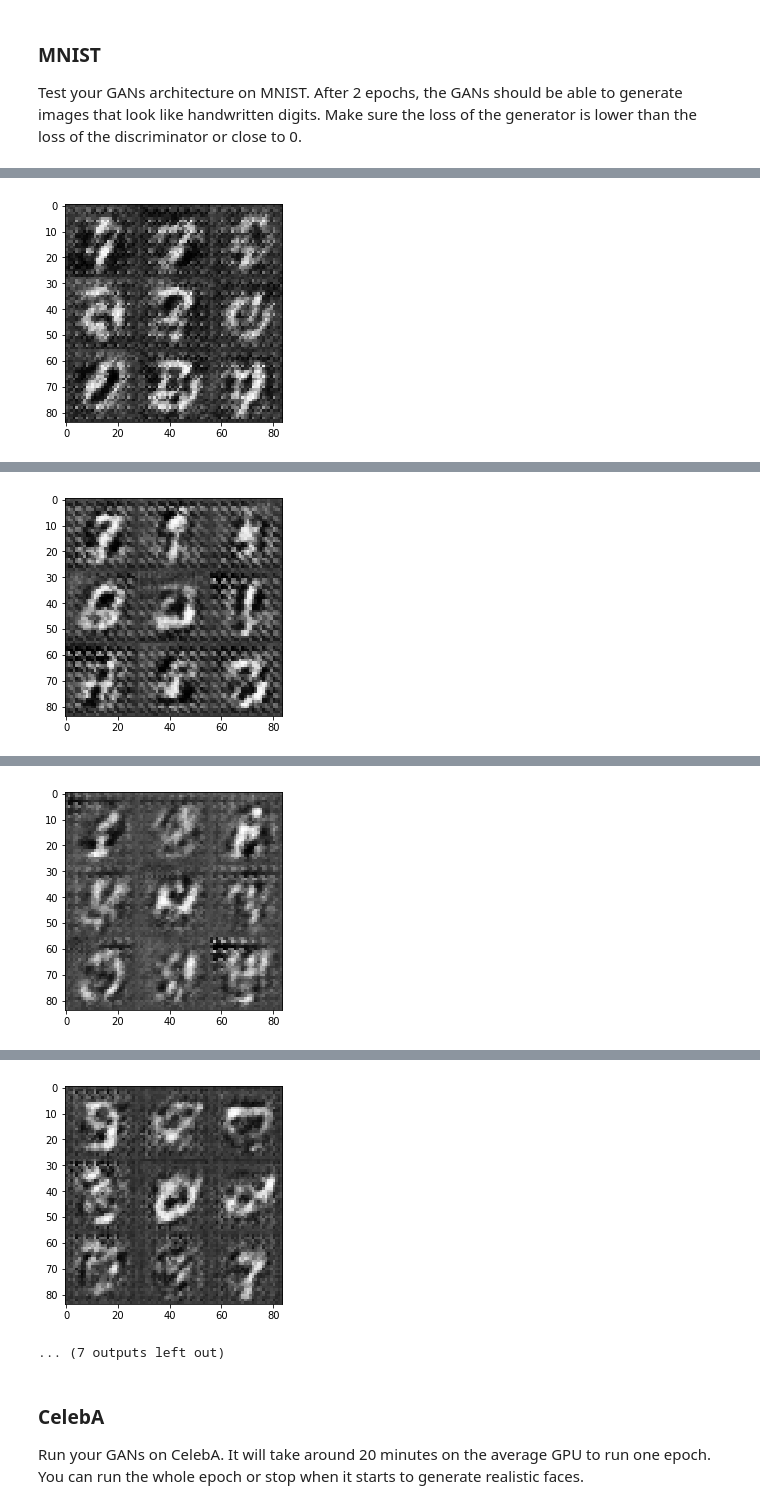
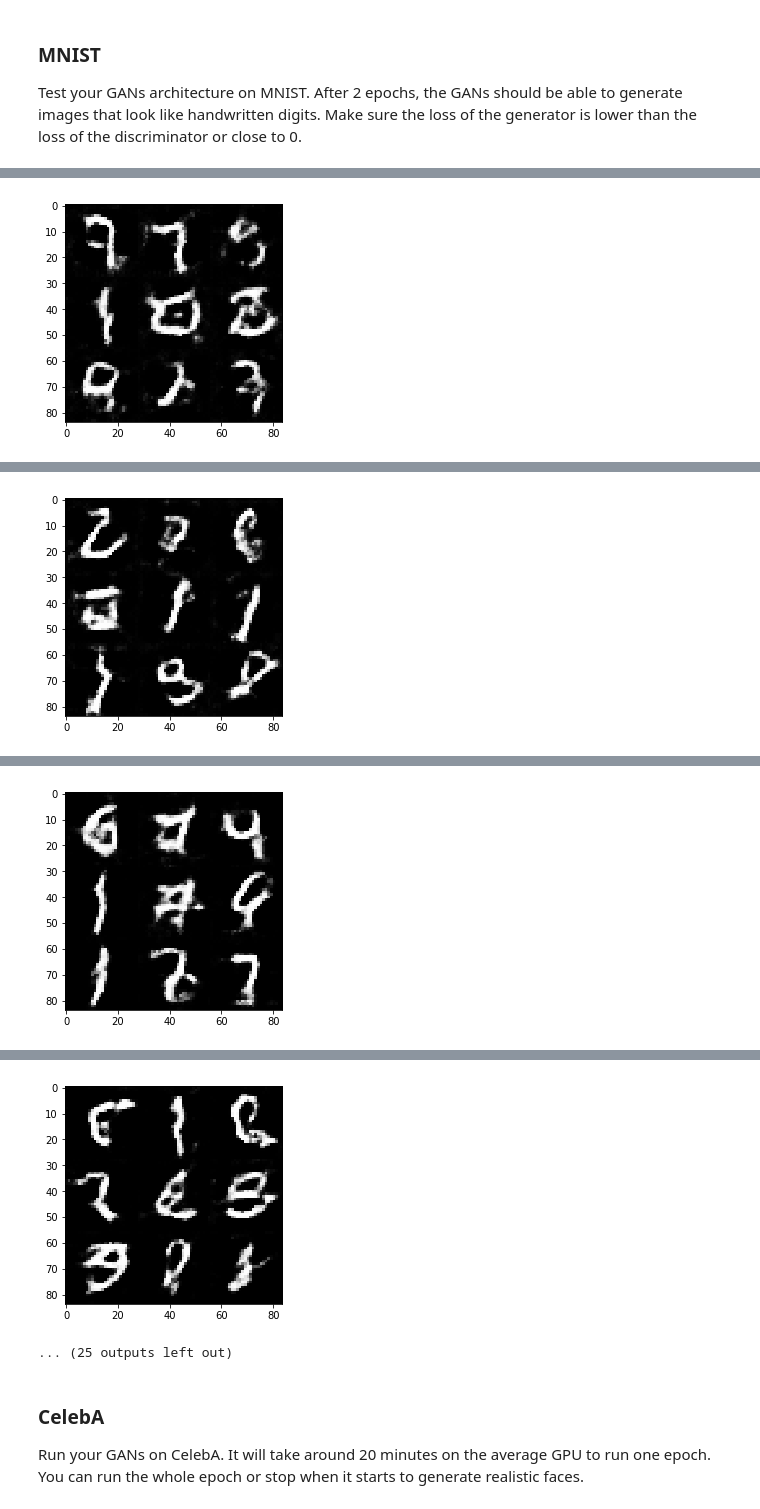
Before and after one commit to Mazeye/Udacity_dlnd_project5, a Jupyter notebook: dlnd_face_generation.ipynb, the cells around one changed output, grey strips where cells are left out. Cells and saved outputs as stored; diff of their text form; code cells hidden in the pictures.

```diff
--- a/dlnd_face_generation.ipynb
+++ b/dlnd_face_generation.ipynb
@@ -119,7 +119,7 @@ def model_inputs(image_width, image_height, image_channels, z_dim):
     # TODO: Implement Function
     real_input_images = tf.placeholder(tf.float32,(None,image_width,image_height,image_channels),name="real_input_images")
     z_data = tf.placeholder(tf.float32,(None,z_dim),name="z_data")
-    learning_rate = tf.placeholder(tf.float32,name="lr")
+    learning_rate = tf.placeholder(tf.float32,name="lr",shape=())
     return (real_input_images,z_data,learning_rate)
 
 
@@ -149,18 +142,22 @@ def discriminator(images, reuse=False,alpha=0.2,dropout=0.5):
     """
     # TODO: Implement Function
     with tf.variable_scope('discriminator', reuse=reuse):
-        cov1 = tf.layers.conv2d(images, 64, 5, strides=2, padding='same')
+        cov1 = tf.layers.conv2d(images, 128,5, strides=2, padding='same',kernel_initializer=tf.contrib.layers.xavier_initializer())
         cov1 = tf.maximum(alpha*cov1,cov1)
 
-        cov2 = tf.layers.conv2d(cov1,128,5,strides=2, padding='same')
+        cov2 = tf.layers.conv2d(cov1,256,4,strides=2, padding='same',kernel_initializer=tf.contrib.layers.xavier_initializer())
         cov2 = tf.layers.batch_normalization(cov2, training=True)
         cov2 = tf.maximum(alpha*cov2,cov2)
 
-        cov3 = tf.layers.conv2d(cov2,256,5,strides=2, padding='same')
+        cov3 = tf.layers.conv2d(cov2,512,3,strides=2, padding='same',kernel_initializer=tf.contrib.layers.xavier_initializer())
         cov3 = tf.layers.batch_normalization(cov3, training=True)
         cov3 = tf.maximum(alpha*cov3,cov3)
 
-        flat = tf.reshape(cov3, (-1, 4*4*256))
+        cov4 = tf.layers.conv2d(cov3,1024,2,strides=2, padding='same',kernel_initializer=tf.contrib.layers.xavier_initializer())
+        cov4 = tf.layers.batch_normalization(cov4, training=True)
+        cov4 = tf.maximum(alpha*cov4,cov4)
+
+        flat = tf.reshape(cov4, (-1, 2*2*1024))
         dropout_layer = tf.layers.dropout(inputs=flat, rate=dropout)
         logits = tf.layers.dense(dropout_layer, 1)
         outputs = tf.sigmoid(logits)
@@ -187,17 +184,20 @@ def generator(z, out_channel_dim, is_train=True, alpha=0.2):
     """
     # TODO: Implement Function
     with tf.variable_scope('generator', reuse= not is_train):
-        f_c = tf.layers.dense(z,7*7*1024)
-        f_c =tf.reshape(f_c,(-1,7,7,1024))
+        f_c = tf.layers.dense(z,7*7*256)
+        f_c =tf.reshape(f_c,(-1,7,7,256))
         f_c = tf.layers.batch_normalization(f_c, training=is_train)
         f_c = tf.maximum(alpha * f_c, f_c)
 
-        cov1 = tf.layers.conv2d_transpose(f_c,512,4,strides=2, padding='same')
+        cov1 = tf.layers.conv2d_transpose(f_c,128,5,strides=2, padding='same')
         cov1 = tf.layers.batch_normalization(cov1, training=True)
         cov1 = tf.maximum(alpha*cov1,cov1)
 
+        cov2 = tf.layers.conv2d_transpose(cov1,64,4,strides=2, padding='same')
+        cov2 = tf.layers.batch_normalization(cov2, training=True)
+        cov2 = tf.maximum(alpha*cov2,cov2)
 
-        logits = tf.layers.conv2d_transpose(cov1,out_channel_dim,4,strides=2, padding='same')
+        logits = tf.layers.conv2d_transpose(cov2,out_channel_dim,3,strides=1, padding='same')
         outputs = tf.tanh(logits)
         return outputs
 
@@ -325,6 +325,7 @@ def train(epoch_count, batch_size, z_dim, learning_rate, beta1, get_batches, dat
     # TODO: Build Model
     step = 0
     show_step = 100
+    pstep = 20
     images_to_show = 9
     _,img_width,img_height,img_channels = data_shape
 
@@ -338,27 +339,31 @@ def train(epoch_count, batch_size, z_dim, learning_rate, beta1, get_batches, dat
             for batch_images in get_batches(batch_size):
                 # TODO: Train Model
                 step = step + 1
-                z_batch = np.random.uniform(-0.5, 0.5, size=(batch_size, z_dim))
+                batch_images=batch_images*2
+                z_batch = np.random.uniform(-1, 1, size=(batch_size, z_dim))
                 sess.run(d_optimizer, feed_dict={real_input_images: batch_images, z_data: z_batch, lr: learning_rate})
+                #生成器运行两次以赶上辨识器速度
+                sess.run(g_optimizer, feed_dict={z_data: z_batch, real_input_images: batch_images, lr: learning_rate})
                 sess.run(g_optimizer, feed_dict={z_data: z_batch, real_input_images: batch_images, lr: learning_rate})
 
-                if step % show_step == 0:
-                    show_generator_output(sess, images_to_show, z_data, img_channels, data_image_mode)
+                if step % pstep == 0:
                     train_loss_d = d_loss.eval({z_data: z_batch, real_input_images: batch_images})
                     train_loss_g = g_loss.eval({z_data: z_batch})
                     print("Step: {}:".format(step),
                           "Epoch {}/{}...".format(epoch_i+1, epoch_count),
                           "Discriminator Loss: {:.4f}...".format(train_loss_d),
                           "Generator Loss: {:.4f}".format(train_loss_g))
+                if step % show_step == 0:
+                    show_generator_output(sess, images_to_show, z_data, img_channels, data_image_mode)
     print("Training Finished")
 # %% [markdown]
 ### MNIST
 Test your GANs architecture on MNIST.  After 2 epochs, the GANs should be able to generate images that look like handwritten digits.  Make sure the loss of the generator is lower than the loss of the discriminator or close to 0.
 # %%
-batch_size = 128
-z_dim = 256
+batch_size = 64
+z_dim = 128
 learning_rate = 0.0003
-beta1 = 0.3
+beta1 = 0.5
 
 
 """
@@ -379 +397 @@ Step: 200: Epoch 1/2... Discriminator Loss: 0.4822... Generator Loss: 2.3629
-[figure, old version]
+[figure, new version]
@@ -381 +403 @@ Step: 300: Epoch 1/2... Discriminator Loss: 0.3796... Generator Loss: 3.3207
-[figure, old version]
+[figure, new version]
@@ -383 +409 @@ Step: 400: Epoch 1/2... Discriminator Loss: 0.3355... Generator Loss: 7.1116
-[figure, old version]
+[figure, new version]
@@ -385,5 +415,5 @@ Step: 500: Epoch 2/2... Discriminator Loss: 0.6698... Generator Loss: 1.6366
-[figure, old version]
+[figure, new version]
-... (7 outputs left out)
+... (25 outputs left out)
 # %% [markdown]
 ### CelebA
 Run your GANs on CelebA.  It will take around 20 minutes on the average GPU to run one epoch.  You can run the whole epoch or stop when it starts to generate realistic faces.
```
Also changed, not shown: parts of 4 cells of this notebook, 2 other files.
